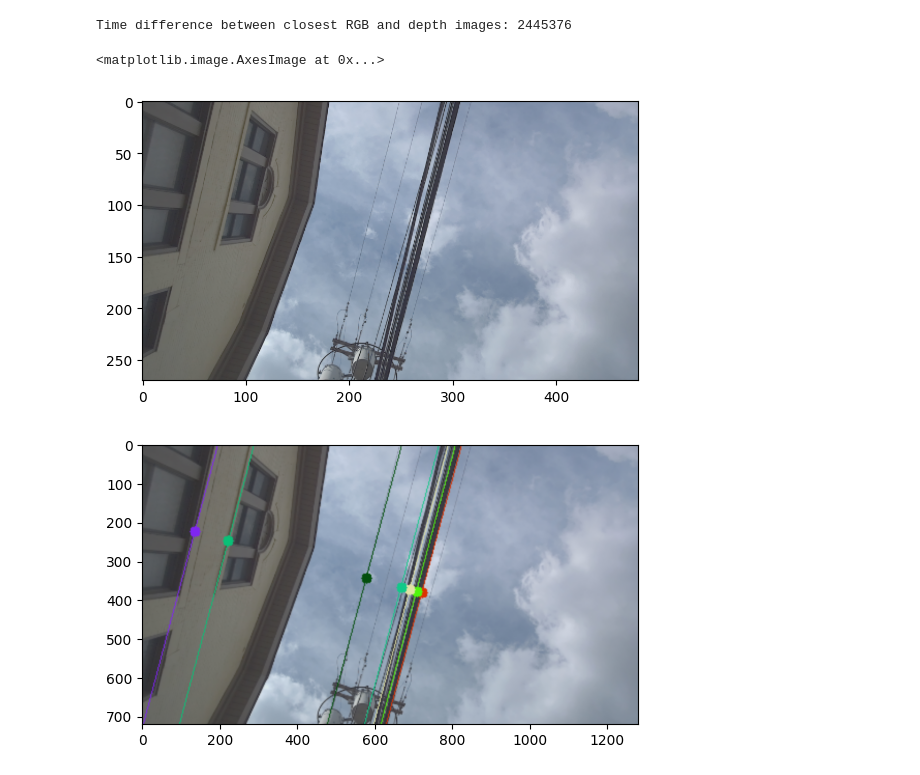
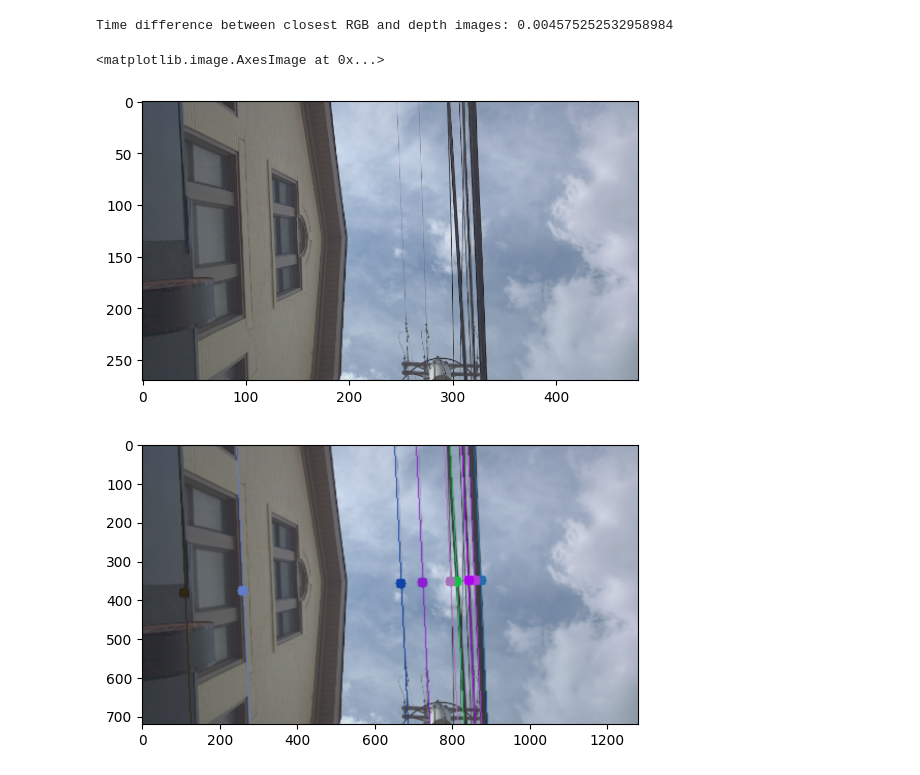
Before and after one commit to tharp789/wire_detection_tests, a Jupyter notebook: ransac_test.ipynb, the cells around one changed output. Saved outputs shown, nothing was run; the diff lists cells and outputs as text; code cells hidden in the pictures.

Commit message:
working ransac, going to folder script

```diff
--- a/ransac_test.ipynb
+++ b/ransac_test.ipynb
@@ -22,10 +21,16 @@ input_image_size = [480, 270]
 
 # folder = '/media/tyler/Storage/Research/Datasets/wire_tracking_05-07_40fov/'
 folder = '/media/tyler/Storage/field_tests/street_wire_experiments/wire_tracking_05-07_40fov/'
-# target_timestamp = 1746650652972994304 # straight wire
-target_timestamp = 1746650656862302432 # angled wire
+target_timestamp = 1746650652972994304 # straight wire
+# target_timestamp = 1746650656862302432 # angled wire
+
 # folder = '/media/tyler/Storage/field_tests/acfa_3-21/'
 # target_timestamp = 1742581588251564064
+
+# folder = '/media/tyler/Storage/field_tests/hawkins_2-19/wire_tracking_02-19_1/'
+# target_timestamp = 1739975958352738816 # seperated wires
+# target_timestamp = 1739975963786320032 # wires in a bundle
+# target_timestamp = 1739975992503588928  # wires clean
 
 rgb_folder = folder + 'rgb_images/'
 depth_folder = folder + 'depth_images/'
@@ -39,55 +44,58 @@ for image_name in os.listdir(rgb_folder):
         timestamp = int(image_name.split('.')[0])
         if closest_rgb_timestamp is None or abs(timestamp - target_timestamp) < abs(closest_rgb_timestamp - target_timestamp):
             closest_rgb_timestamp = timestamp
+            closest_rgb_timestamp_s = timestamp * 1e-9  # Convert to seconds
 for image_name in os.listdir(depth_folder):
     if image_name.endswith('.npy'):
         timestamp = int(image_name.split('.')[0])
         if closest_depth_timestamp is None or abs(timestamp - target_timestamp) < abs(closest_depth_timestamp - target_timestamp):
             closest_depth_timestamp = timestamp
+            closest_depth_timestamp_s = timestamp * 1e-9  # Convert to seconds
 
 rgb_image_path = str(closest_rgb_timestamp) + '.png'
 depth_image_path = str(closest_depth_timestamp) + '.npy'
 
-print(f"Time difference between closest RGB and depth images: {abs(closest_rgb_timestamp - closest_depth_timestamp)}")
+print(f"Time difference between closest RGB and depth images: {abs(closest_rgb_timestamp_s - closest_depth_timestamp_s)}")
 
 img = cv2.imread(rgb_folder + rgb_image_path)
 depth = np.load(depth_folder + depth_image_path)
 assert img is not None, "Image not found"
 assert depth is not None, "Depth image not found"
 # %% [output]
-Time difference between closest RGB and depth images: 2445376
+Time difference between closest RGB and depth images: 0.004575252532958984
 # %%
-# img = cv2.resize(img, (input_image_size[0], input_image_size[1]))
-# depth = cv2.resize(depth, (input_image_size[0], input_image_size[1]))
+img = cv2.resize(img, (input_image_size[0], input_image_size[1]))
+depth = cv2.resize(depth, (input_image_size[0], input_image_size[1]))
 cv2.imwrite('detect_3d_output/reference.jpg', img)
 plt.figure()
 plt.imshow(cv2.cvtColor(img, cv2.COLOR_BGR2RGB))
 
 # Create segmentation mask
 wire_lines, wire_midpoints, avg_angle, midpoint_dists_wrt_center = wire_detector.detect_wires_2d(img)
 
 img_2d_detect = img.copy()
 rand_colors = np.random.randint(0, 256, (len(wire_midpoints), 3)).tolist()
 for i, (x0,y0,x1,y1) in enumerate(wire_lines):
     cv2.line(img_2d_detect, (x0,y0), (x1,y1), tuple(rand_colors[i]), 1)
 
 for i, (x0,y0) in enumerate(wire_midpoints):
     cv2.circle(img_2d_detect, (int(x0), int(y0)), 5, tuple(rand_colors[i]), -1)
 img_2d_detect = cv2.resize(img_2d_detect, (1280, 720))
 cv2.imwrite('detect_3d_output/wire2d_detect.jpg', img_2d_detect)
 plt.figure()
 plt.imshow(cv2.cvtColor(img_2d_detect, cv2.COLOR_BGR2RGB))
 
 # create value mask
 # lower_black = np.array([0, 0, 0])
-# upper_black = np.array([150,150,150])
+# cuttoff = 125
+# upper_black = np.array([cuttoff, cuttoff, cuttoff])
 # v_mask = cv2.inRange(img, lower_black, upper_black)
 # plt.figure()
 # plt.imshow(v_mask, cmap='gray')
 # %% [output]
 <matplotlib.image.AxesImage at 0x...>
-[figure, old version]
+[figure, new version]
-[figure, old version]
+[figure, new version]
 # %%
 min_depth = 0.5
 depth[depth <= min_depth] = 0
```
Also changed, not shown: parts of 7 cells of this notebook, 18 other files.
